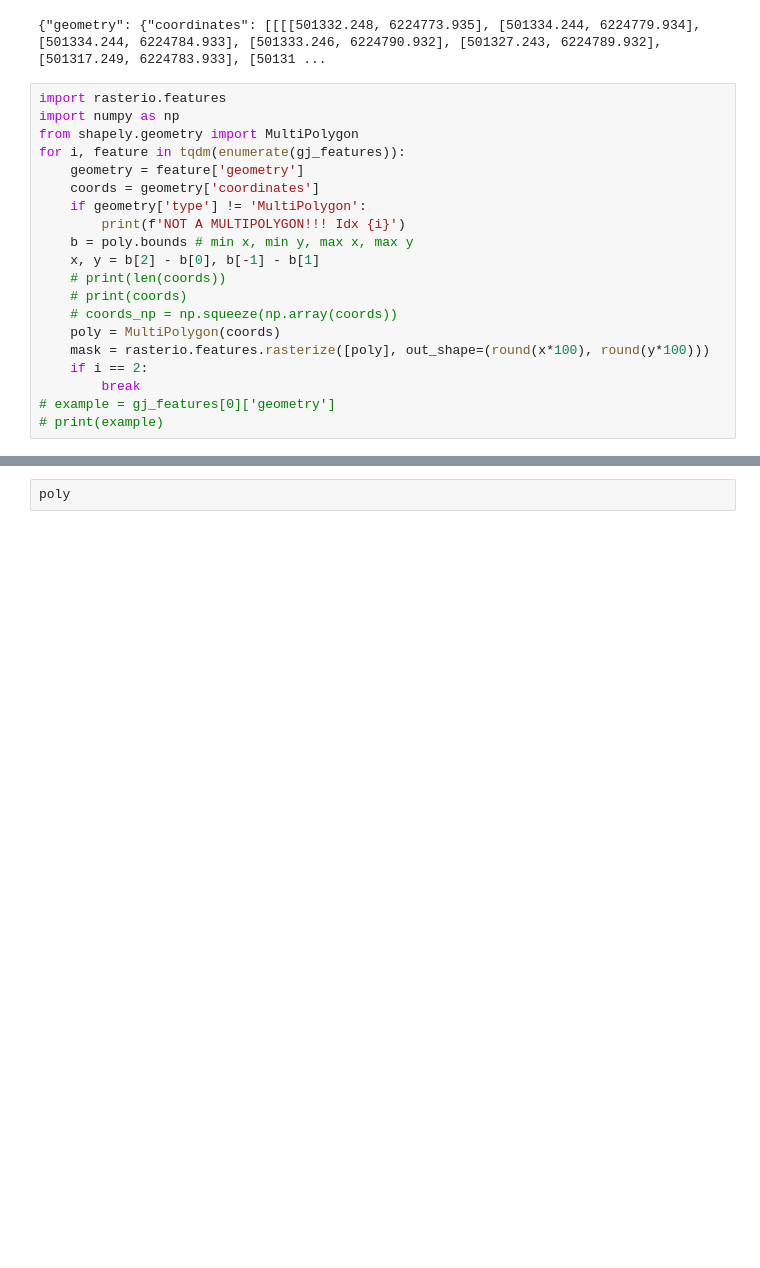
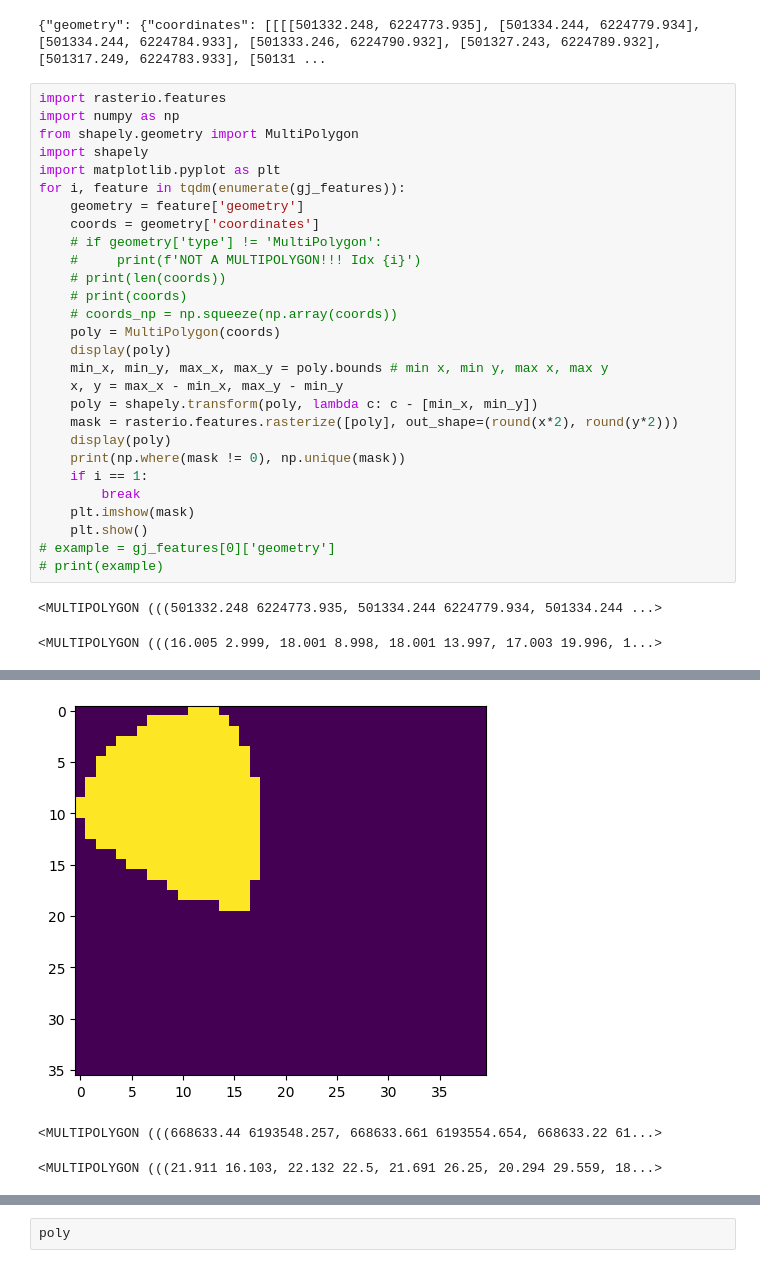
Before and after one commit to nataliehh/project-in-science-studies, a Jupyter notebook: polygon-to-pixel.ipynb, the cells around one changed output, grey strips where cells are left out. Drawn from its saved outputs; the diff is of its cells as text; blank space fills up the shorter version.

```diff
--- a/polygon-to-pixel.ipynb
+++ b/polygon-to-pixel.ipynb
@@ -57,19 +57,30 @@ gj_features[0]
 import rasterio.features
 import numpy as np
 from shapely.geometry import MultiPolygon
+import shapely
+import matplotlib.pyplot as plt
 for i, feature in tqdm(enumerate(gj_features)):
     geometry = feature['geometry']
     coords = geometry['coordinates']
-    if geometry['type'] != 'MultiPolygon':
-        print(f'NOT A MULTIPOLYGON!!! Idx {i}')
-    b = poly.bounds # min x, min y, max x, max y
-    x, y = b[2] - b[0], b[-1] - b[1]
+    # if geometry['type'] != 'MultiPolygon':
+    #     print(f'NOT A MULTIPOLYGON!!! Idx {i}')
     # print(len(coords))
     # print(coords)
     # coords_np = np.squeeze(np.array(coords))
     poly = MultiPolygon(coords)
-    mask = rasterio.features.rasterize([poly], out_shape=(round(x*100), round(y*100)))
-    if i == 2:
+    display(poly)
+    min_x, min_y, max_x, max_y = poly.bounds # min x, min y, max x, max y
+    x, y = max_x - min_x, max_y - min_y
+    poly = shapely.transform(poly, lambda c: c - [min_x, min_y])
+    mask = rasterio.features.rasterize([poly], out_shape=(round(x*2), round(y*2)))
+    display(poly)
+    print(np.where(mask != 0), np.unique(mask))
+    if i == 1:
         break
+    plt.imshow(mask)
+    plt.show()
 # example = gj_features[0]['geometry']
 # print(example)
+# %% [output]
+<MULTIPOLYGON (((501332.248 6224773.935, 501334.244 6224779.934, 501334.244 ...>
+<MULTIPOLYGON (((16.005 2.999, 18.001 8.998, 18.001 13.997, 17.003 19.996, 1...>
@@ -75,0 +104,3 @@ for i, feature in tqdm(enumerate(gj_features)):
+[figure, added]
+<MULTIPOLYGON (((668633.44 6193548.257, 668633.661 6193554.654, 668633.22 61...>
+<MULTIPOLYGON (((21.911 16.103, 22.132 22.5, 21.691 26.25, 20.294 29.559, 18...>
```
Also changed, not shown: parts of 7 cells of this notebook, 7 other files.
